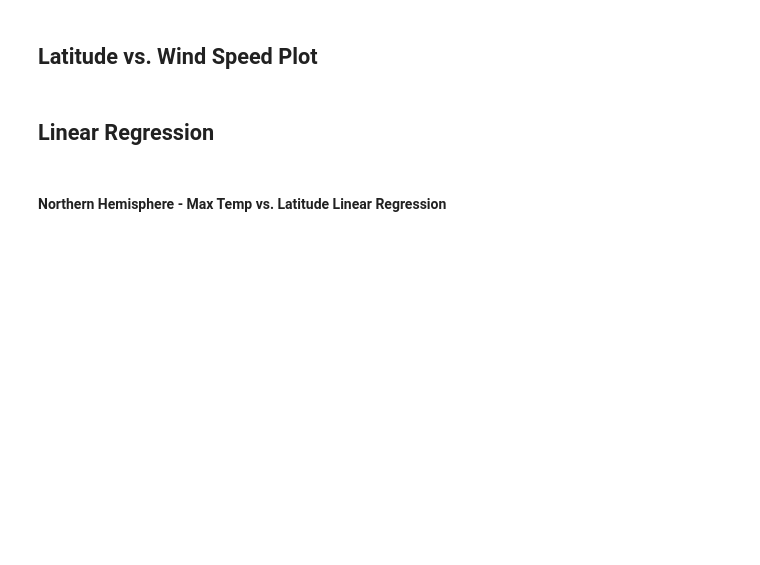
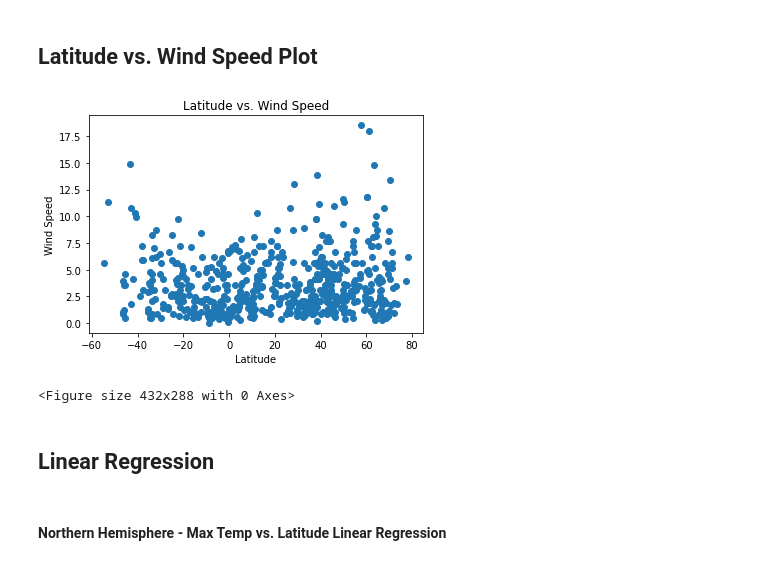
Before and after one commit to zpoeschl/python-api-challenge, a Jupyter notebook: WeatherPy/zpoeschl_WeatherPy.ipynb, the cells around one changed output. Saved outputs shown, nothing was run; the diff lists cells and outputs as text; code cells hidden in the pictures; blank space fills up the shorter version.

```diff
--- a/WeatherPy/zpoeschl_WeatherPy.ipynb
+++ b/WeatherPy/zpoeschl_WeatherPy.ipynb
@@ -149,14 +200,17 @@ plt.savefig('lat_clouds.png')
 # %% [markdown]
 ## Latitude vs. Wind Speed Plot
 # %%
-plt.scatter(final_cities_df.iloc[:,2],final_cities_df.iloc[:,6])
+plt.scatter(final_cities_df.iloc[:,2],final_cities_df.iloc[:,7])
 plt.xlabel("Latitude")
 plt.ylabel("Wind Speed")
 plt.title("Latitude vs. Wind Speed")
 plt.show()
 
 # Save as .png
 plt.savefig('lat_wind.png')
+# %% [output]
+[figure, added]
+<Figure size 432x288 with 0 Axes>
 # %% [markdown]
 ## Linear Regression
 # %%
```
Also changed, not shown: parts of 18 cells of this notebook, 13 other files.
